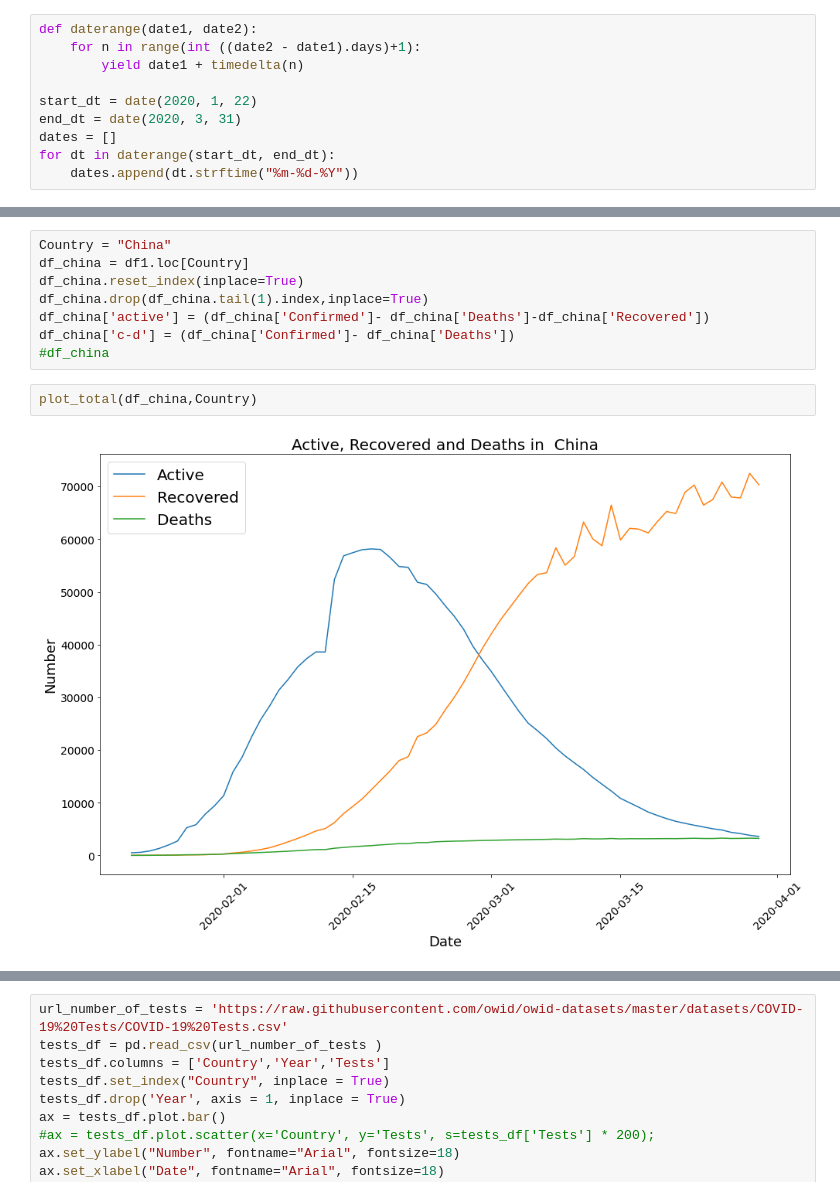
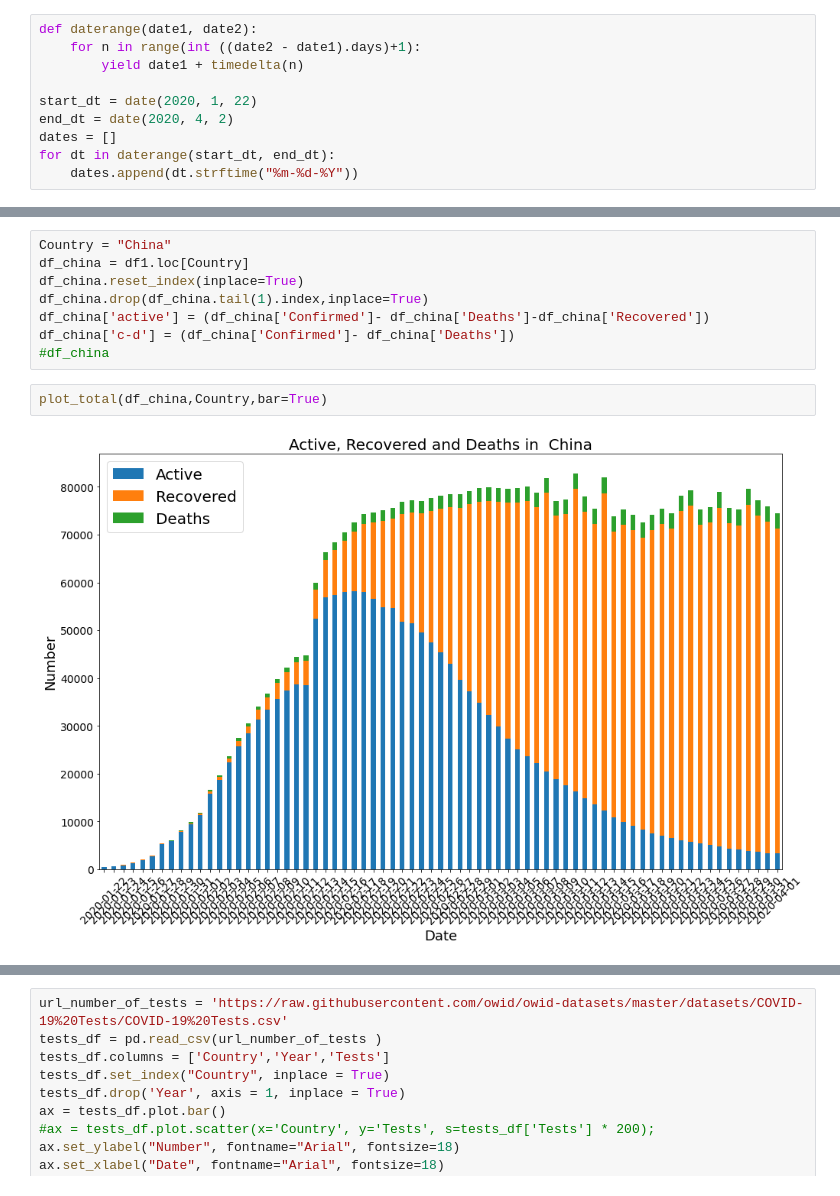
Before and after one commit to amita-kapoor/COVID-2020, a Jupyter notebook: Prediction_Covid_19_WorldWide.ipynb, the cells around one changed output, grey strips where cells are left out. Drawn from its saved outputs; the diff is of its cells as text.

```diff
--- a/Prediction_Covid_19_WorldWide.ipynb
+++ b/Prediction_Covid_19_WorldWide.ipynb
@@ -44,7 +44,7 @@ def daterange(date1, date2):
         yield date1 + timedelta(n)
 
 start_dt = date(2020, 1, 22)
-end_dt = date(2020, 3, 31)
+end_dt = date(2020, 4, 2)
 dates = []
 for dt in daterange(start_dt, end_dt):
     dates.append(dt.strftime("%m-%d-%Y"))
@@ -589,9 +607,9 @@ df_china['active'] = (df_china['Confirmed']- df_china['Deaths']-df_china['Recove
 df_china['c-d'] = (df_china['Confirmed']- df_china['Deaths'])
 #df_china
 # %%
-plot_total(df_china,Country)
+plot_total(df_china,Country,bar=True)
 # %% [output]
-[figure, old version]
+[figure, new version]
 # %%
 import numpy as np
 from scipy.integrate import odeint
```
Also changed, not shown: parts of 19 cells of this notebook.
